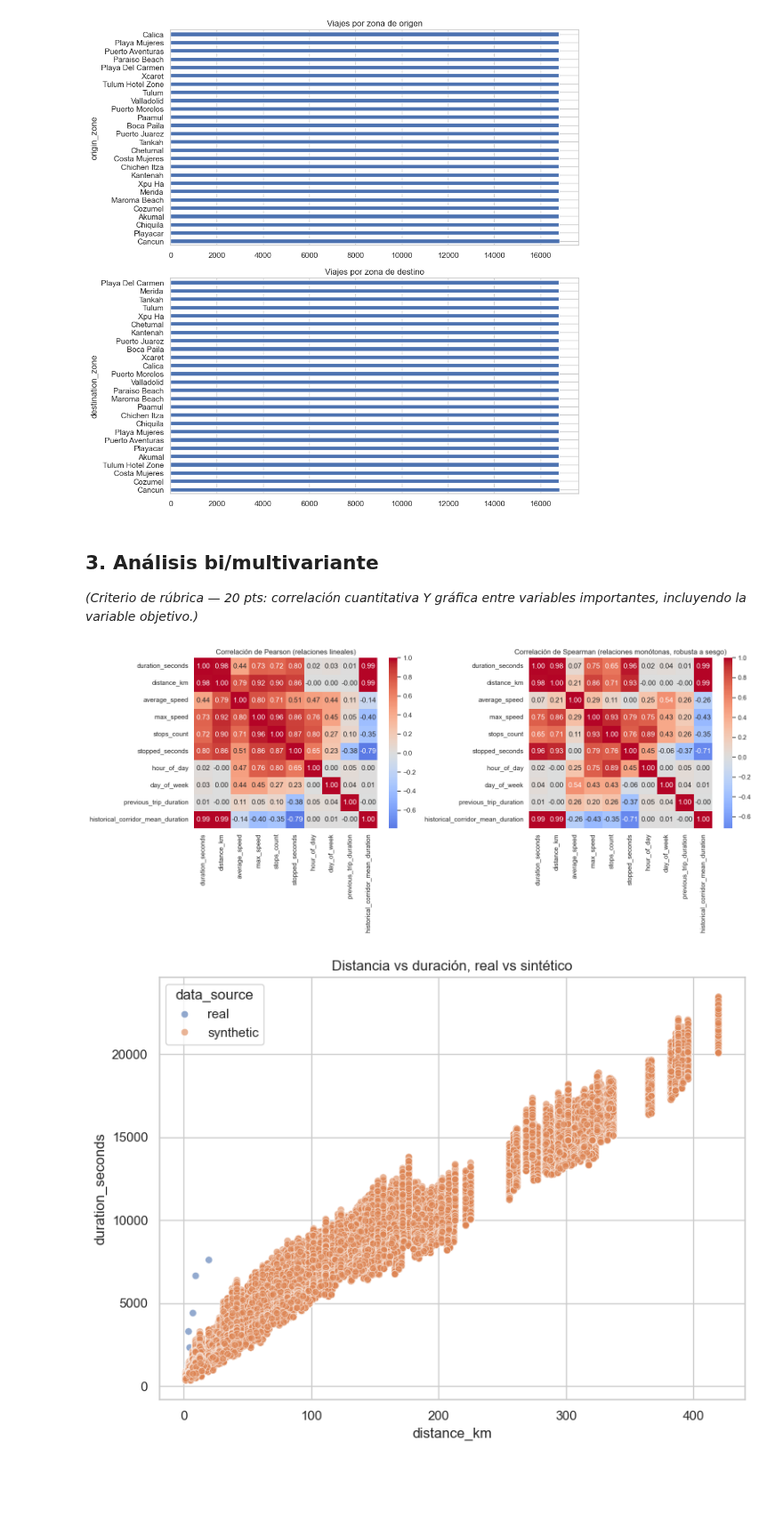
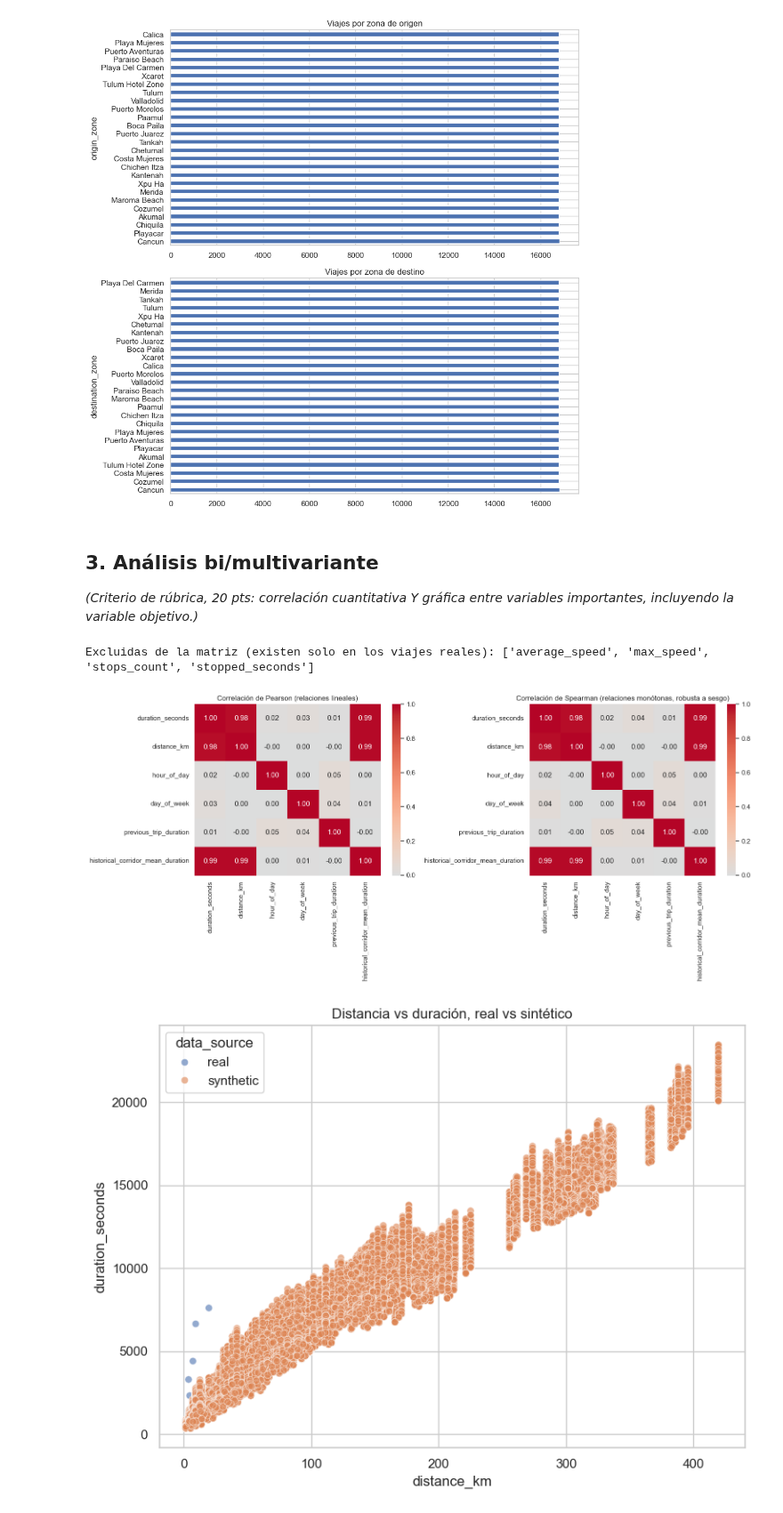
Before and after one commit to aleehpandita/transport-gps-analytics, a Jupyter notebook: notebooks/Avance1.56.ipynb, the cells around one changed output. Shown at 89% size. Cells and saved outputs as stored; diff of their text form; code cells hidden in the pictures; blank space fills up the shorter version.

```diff
--- a/notebooks/Avance1.56.ipynb
+++ b/notebooks/Avance1.56.ipynb
@@ -44,7 +44,7 @@ REAL_PATH = "../data/raw/trips_real_export.csv"
 def cargar_datos(path, nombre):
     """Lee el CSV desde la ruta del repo clonado. Si no existe y estamos en
     Colab (notebook abierto suelto, sin el repo), pide subirlo manualmente
-    — así un Restart & Run All no truena solo por el entorno."""
+   , así un Restart & Run All no truena solo por el entorno."""
     if os.path.exists(path):
         return pd.read_csv(path)
     if IN_COLAB:
@@ -67,7 +67,7 @@ assert "data_source" in df_synthetic.columns, "Falta data_source en el dataset s
 assert "data_source" in df_real.columns, "Falta data_source en el dataset real"
 
 # Normalizar zonas: el dataset sintético trae origin_zone_id/destination_zone_id
-# (números), no los nombres — los traducimos aquí usando el catálogo del repo,
+# (números), no los nombres, los traducimos aquí usando el catálogo del repo,
 # así ambas fuentes terminan con las mismas columnas origin_zone/destination_zone
 # (texto) sin importar cómo las exportó cada quien.
 ZONES_PATH = "../docs/zones.csv"
@@ -82,12 +82,12 @@ if os.path.exists(ZONES_PATH):
 df = pd.concat([df_real, df_synthetic], ignore_index=True)
 
 assert df["origin_zone"].notna().any(), (
-    "origin_zone vino vacío en todas las filas — revisa que df_real tenga "
+    "origin_zone vino vacío en todas las filas, revisa que df_real tenga "
     "origin_zone u origin_zone_id (ver instrucciones para regenerar el export real)."
 )
 
-# utc=True normaliza TODO a UTC tz-aware, sea que el CSV traiga "Z"
-# (synthetic) o fechas sin timezone (real export) — sin esto, pd.concat
+# utc=True normaliza todas las fechas a UTC tz-aware, sea que el CSV traiga "Z"
+# (synthetic) o fechas sin timezone (real export), sin esto, pd.concat
 # mezcla tz-aware con tz-naive y el resultado deja de comportarse como
 # datetime real (se vuelve dtype object, y .dt deja de funcionar).
 for col in ["started_at", "ended_at"]:
@@ -313,27 +310,29 @@ plt.show()
 # %% [markdown]
 ## 3. Análisis bi/multivariante
 
-*(Criterio de rúbrica — 20 pts: correlación cuantitativa Y gráfica entre variables importantes, incluyendo la variable objetivo.)*
+*(Criterio de rúbrica, 20 pts: correlación cuantitativa Y gráfica entre variables importantes, incluyendo la variable objetivo.)*
 # %%
-# Excluimos IDs explícitamente — no son variables numéricas con significado
-# de magnitud, son identificadores, no deben entrar a una matriz de correlación.
+# Excluimos IDs: son identificadores, no magnitudes.
 id_cols = [c for c in df.columns if c.endswith("_id")]
-numeric_cols = [c for c in df.select_dtypes(include=[np.number]).columns if c not in id_cols]
+numeric_all = [c for c in df.select_dtypes(include=[np.number]).columns if c not in id_cols]
+
+# average_speed, max_speed, stops_count y stopped_seconds solo existen en los 7 viajes
+# reales (en los sinteticos estan vacias), asi que sus correlaciones se calcularian con
+# 7 puntos y serian espurias. Se dejan fuera de la matriz.
+numeric_cols = [c for c in numeric_all if df[c].notna().mean() > 0.5]
+excluidas = [c for c in numeric_all if c not in numeric_cols]
+print("Excluidas de la matriz (existen solo en los viajes reales):", excluidas)
 
 fig, axes = plt.subplots(1, 2, figsize=(16, 7))
 sns.heatmap(df[numeric_cols].corr(method="pearson"), annot=True, fmt=".2f", cmap="coolwarm", center=0, ax=axes[0])
 axes[0].set_title("Correlación de Pearson (relaciones lineales)")
 sns.heatmap(df[numeric_cols].corr(method="spearman"), annot=True, fmt=".2f", cmap="coolwarm", center=0, ax=axes[1])
 axes[1].set_title("Correlación de Spearman (relaciones monótonas, robusta a sesgo)")
 plt.tight_layout()
 plt.show()
-
-# TODO: ¿alguna correlación es sospechosamente alta con duration_seconds?
-# Contrastar contra la lista de variables prohibidas en docs/data-schema.md
-# antes de considerarla como feature — una correlación perfecta ahí sería
-# señal de leakage, no de buena feature.
 # %% [output]
+Excluidas de la matriz (existen solo en los viajes reales): ['average_speed', 'max_speed', 'stops_count', 'stopped_seconds']
-[figure, old version]
+[figure, new version]
 # %%
 plt.figure(figsize=(8, 6))
 sns.scatterplot(data=df, x="distance_km", y="duration_seconds", hue="data_source", alpha=0.6)
```
Also changed, not shown: parts of 33 cells of this notebook.
